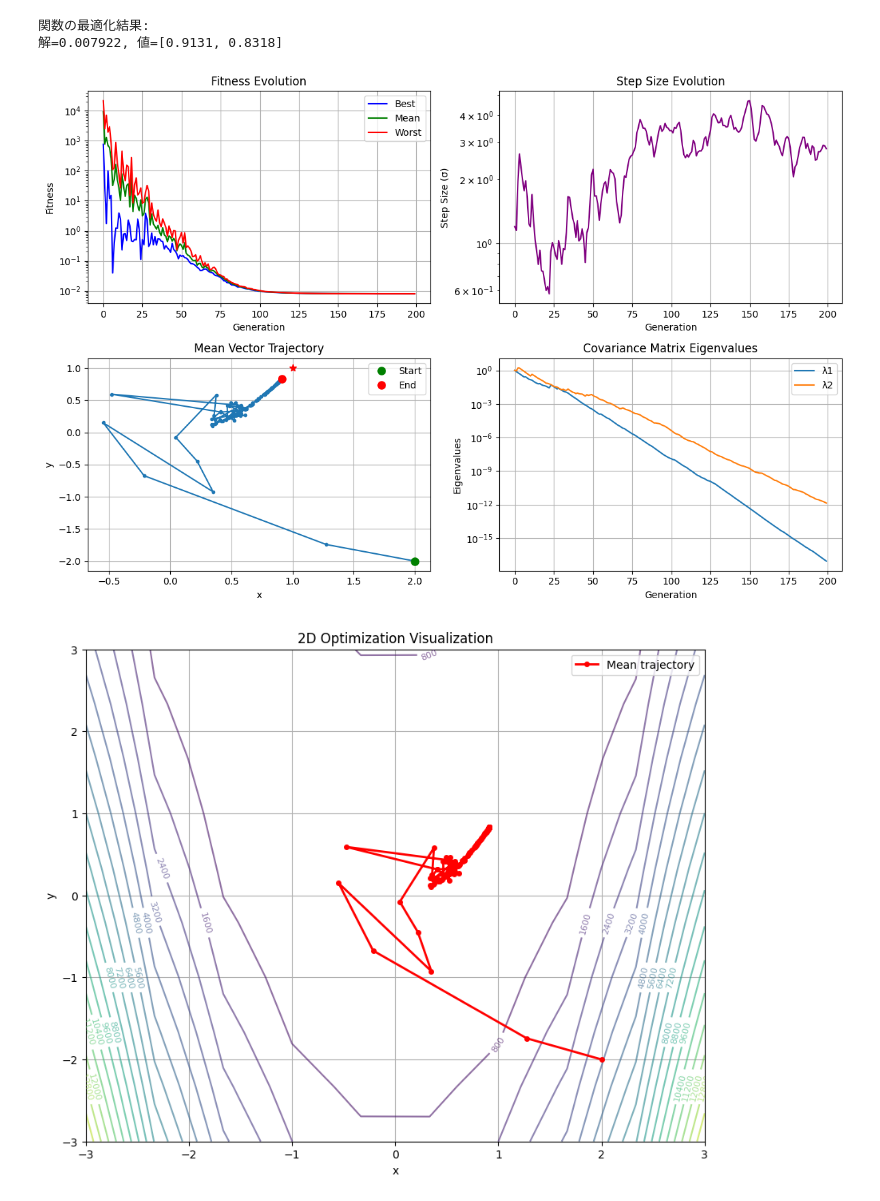
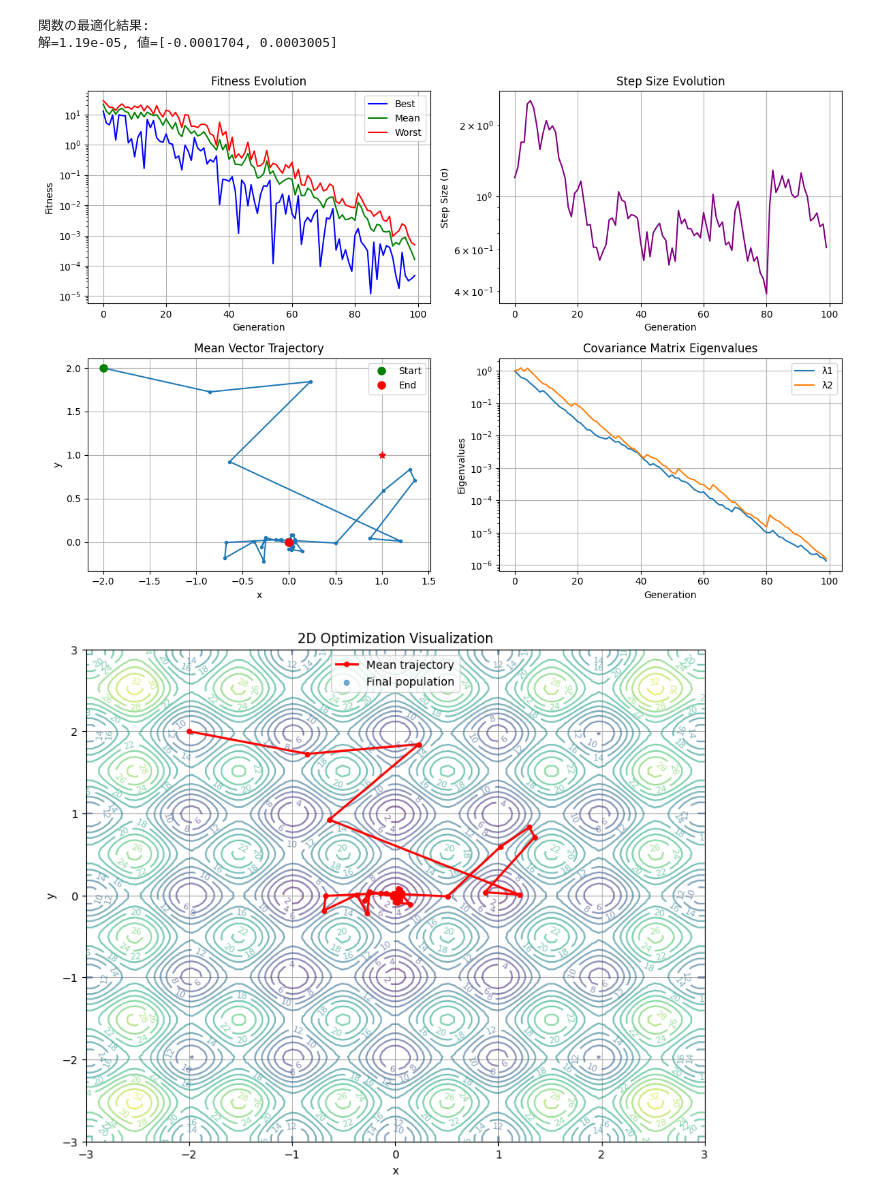
Before and after one commit to no2ca/cmaes-experimental, a Jupyter notebook: cma_es.ipynb, the cells around one changed output. Saved outputs shown, nothing was run; the diff lists cells and outputs as text; code cells hidden in the pictures.

```diff
--- a/cma_es.ipynb
+++ b/cma_es.ipynb
@@ -12,19 +12,17 @@ def rastrigin_func(x, y):
         args = [x, y]
         k = 0
         for n in args:
-            k += 10 + (n*n - 10 * np.cos(2*np.pi*n))
+            k += 5 + (n*n - 5 * np.cos(2*np.pi*n))
         return k
 # %%
-cmaes = CMAES(arg_names=["x", "y"], ave_vec=[2, -2], max_iter=200, sigma=1.2)
-loss, value = cmaes.opt(rosenbrock)
+cmaes = CMAES(arg_names=["x", "y"], ave_vec=[-2, 2], max_iter=100, sigma=1.2)
+loss, value = cmaes.opt(rastrigin_func)
 
 print(f"関数の最適化結果: \n解={loss:.4}, 値=[{value[0]:.4}, {value[1]:.4}]")
 cmaes.plot_convergence(ans=[1, 1])
+cmaes.plot_2d_optimization(rastrigin_func)
 # %% [output]
 関数の最適化結果:
-解=0.007922, 値=[0.9131, 0.8318]
+解=1.19e-05, 値=[-0.0001704, 0.0003005]
-[figure, old version]
+[figure, new version]
+[figure, added]
-# %%
-cmaes.plot_2d_optimization(rosenbrock)
-# %% [output]
-[figure, removed]
```
